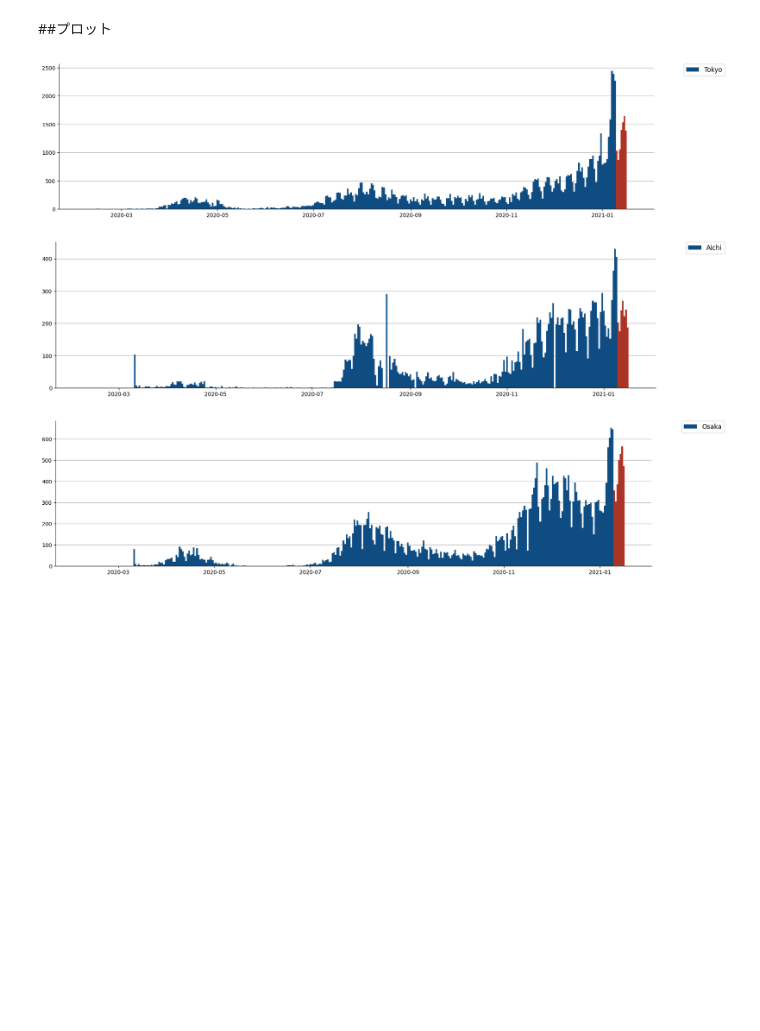
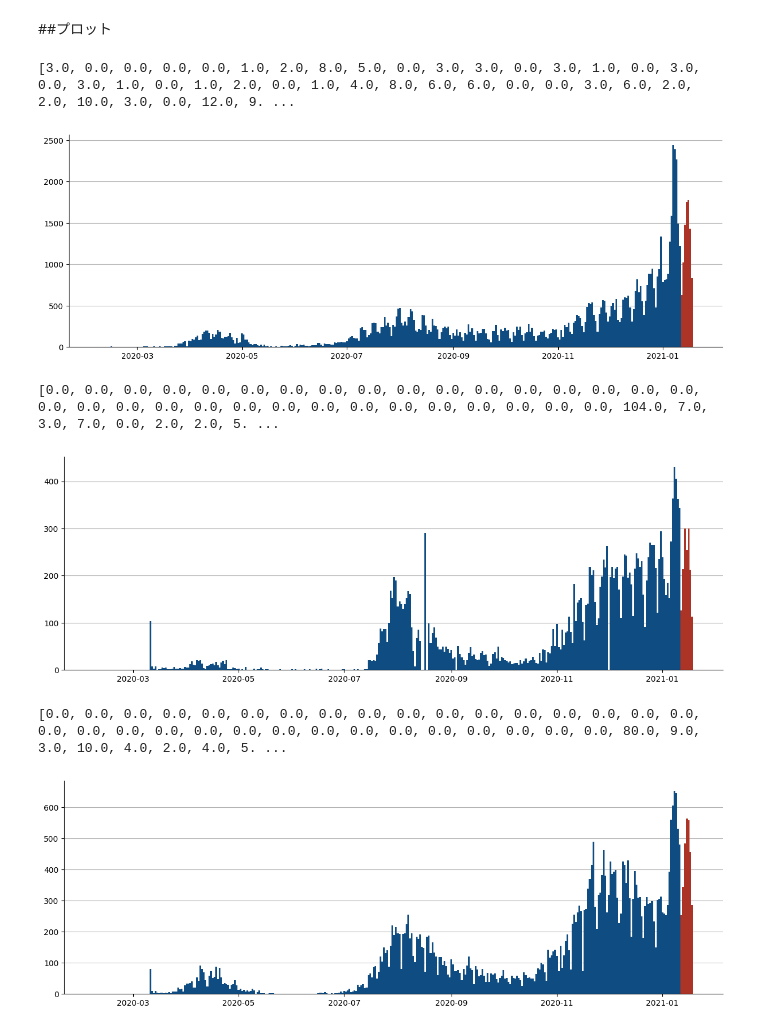
Before and after one commit to sirakik/japan_graph, a Jupyter notebook: japan_graph_未来予想図.ipynb, the cells around one changed output. Cells and saved outputs as stored; diff of their text form; code cells hidden in the pictures; blank space fills up the shorter version.

```diff
--- a/japan_graph_未来予想図.ipynb
+++ b/japan_graph_未来予想図.ipynb
@@ -254,7 +262,7 @@ plt.show()
 # %% [markdown]
 #今日または昨日または一昨日または....
 # %%
-dt2 = datetime.date(year=2021, month=1, day=16)
+dt2 = datetime.date(year=2021, month=1, day=18)
 # %% [markdown]
 # ノード特徴
 
@@ -592,7 +600,7 @@ BATCH_SIZE = 128
 # Adjacency matrix
 A_list = []
 A_list.append(roop_A)
-A_list.append(rikuro_A)
+#A_list.append(rikuro_A)
 #A_list.append(few_pas_A)
 #A_list.append(many_pas_A)
 # %% [markdown]
@@ -822,21 +830,24 @@ with torch.no_grad():
 # %%
 plot_list = ['Tokyo', 'Aichi', 'Osaka']
 for sam in plot_list:
-    plt, ax, fig = plt_config(x_size=20, y_size=5) # 15, 5
+    plt, ax, fig = plt_config(x_size=15, y_size=5) # 15, 5
 
     x = [dt1+datetime.timedelta(days=i) for i in range(norm_data.shape[1])]
     y = DATA[find_key(sam), :-out_days].tolist()
     for value in predict_list[0][find_key_v2(sam)]:
         y.append((max_data - min_data) * value + min_data)
     bar = plt.bar(x, y, label=sam, linewidth=0, width=1, color='#0F4C81')
     for i in range(1, out_days+1):
         bar[-i].set_color('#AB3426')
-
-    plt.legend(bbox_to_anchor=(1.05, 1), loc='upper left', borderaxespad=0, fontsize=12)
+    print(y)
+    #plt.legend(bbox_to_anchor=(1.05, 1), loc='upper left', borderaxespad=0, fontsize=12)
     ax.set_axisbelow(True)
     plt.grid(axis='y')
     plt.show()
 # %% [output]
+[3.0, 0.0, 0.0, 0.0, 0.0, 1.0, 2.0, 8.0, 5.0, 0.0, 3.0, 3.0, 0.0, 3.0, 1.0, 0.0, 3.0, 0.0, 3.0, 1.0, 0.0, 1.0, 2.0, 0.0, 1.0, 4.0, 8.0, 6.0, 6.0, 0.0, 0.0, 3.0, 6.0, 2.0, 2.0, 10.0, 3.0, 0.0, 12.0, 9. ...
-[figure, old version]
+[figure, new version]
+[0.0, 0.0, 0.0, 0.0, 0.0, 0.0, 0.0, 0.0, 0.0, 0.0, 0.0, 0.0, 0.0, 0.0, 0.0, 0.0, 0.0, 0.0, 0.0, 0.0, 0.0, 0.0, 0.0, 0.0, 0.0, 0.0, 0.0, 0.0, 0.0, 0.0, 0.0, 0.0, 104.0, 7.0, 3.0, 7.0, 0.0, 2.0, 2.0, 5. ...
-[figure, old version]
+[figure, new version]
+[0.0, 0.0, 0.0, 0.0, 0.0, 0.0, 0.0, 0.0, 0.0, 0.0, 0.0, 0.0, 0.0, 0.0, 0.0, 0.0, 0.0, 0.0, 0.0, 0.0, 0.0, 0.0, 0.0, 0.0, 0.0, 0.0, 0.0, 0.0, 0.0, 0.0, 0.0, 0.0, 80.0, 9.0, 3.0, 10.0, 4.0, 2.0, 4.0, 5. ...
-[figure, old version]
+[figure, new version]
```
Also changed, not shown: parts of 9 cells of this notebook.
